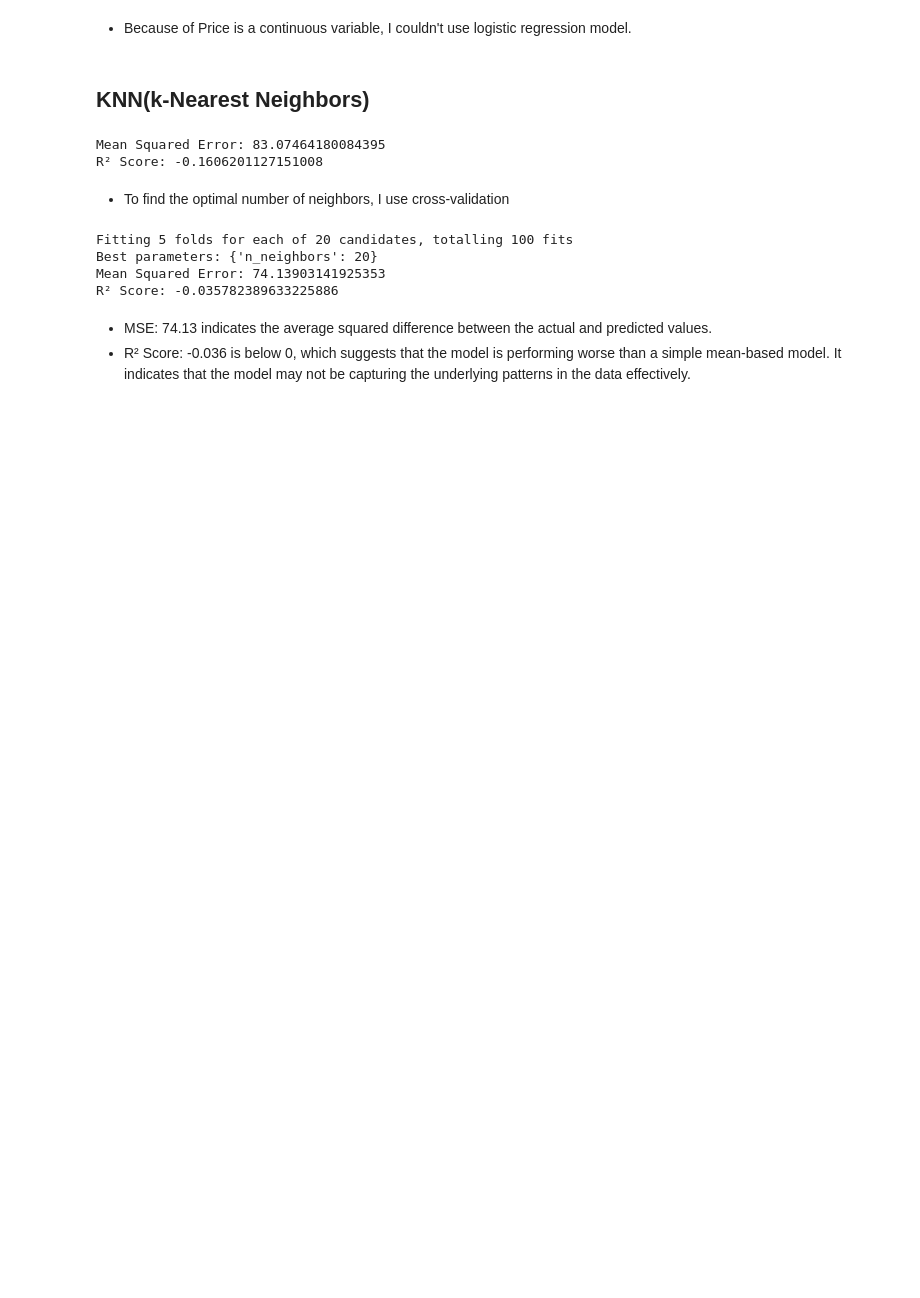
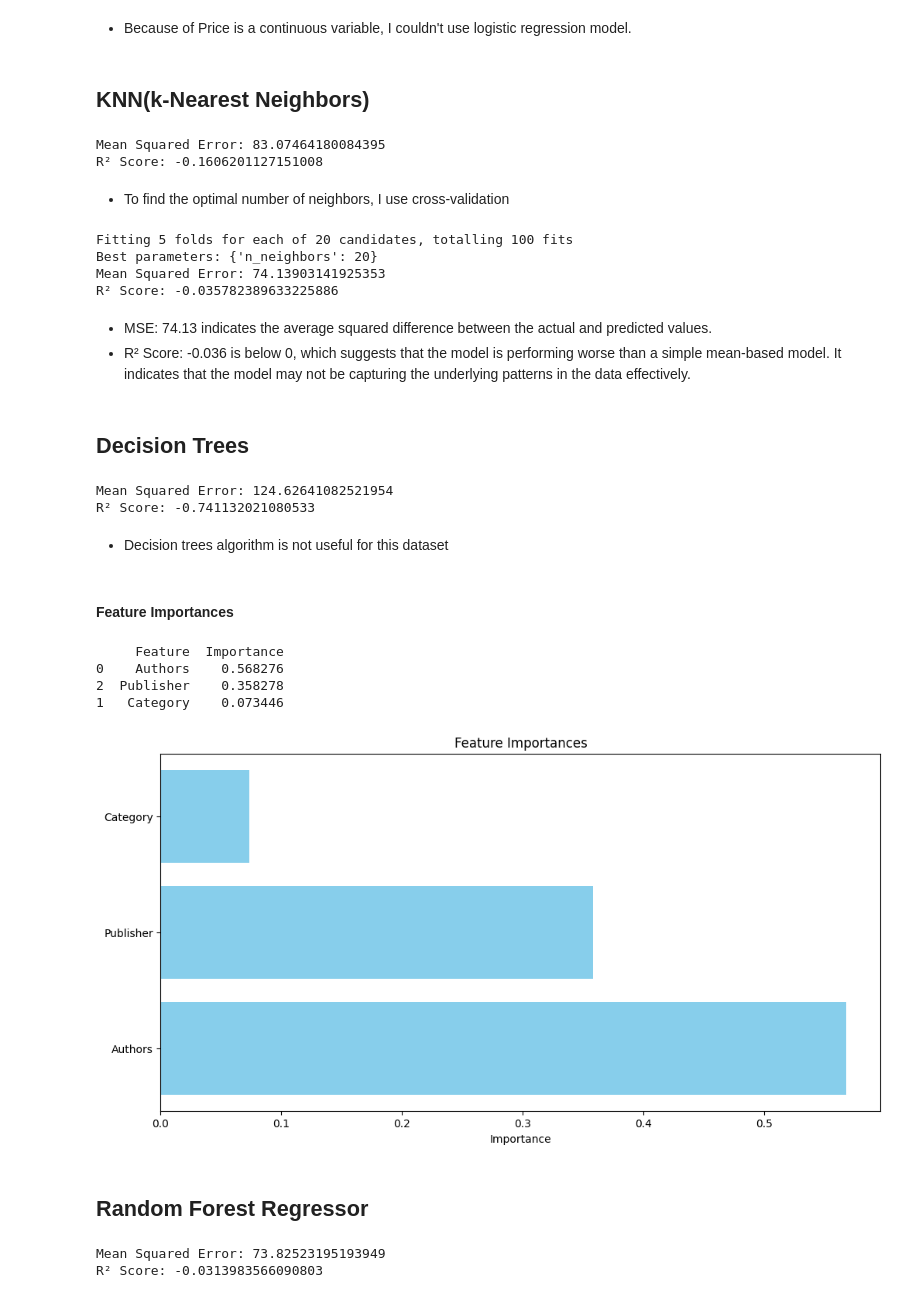
Before and after one commit to gulssumm/first_ML_project, a Jupyter notebook: ML_Gulsum_Cetinozlu_Supervised.ipynb, the cells around one changed output. Drawn from its saved outputs; the diff is of its cells as text; code cells hidden in the pictures; blank space fills up the shorter version.

```diff
--- a/ML_Gulsum_Cetinozlu_Supervised.ipynb
+++ b/ML_Gulsum_Cetinozlu_Supervised.ipynb
@@ -168,7 +168,3 @@ data.head()
 | 2 | Don't Eat Your Heart Out Cookbook | By Piscatella, Joseph C. | Unknown | Cooking , Reference | Workman Pub Co | Thursday, September 1, 1983 | Price Starting at $4.99 |
 | 3 | When Your Corporate Umbrella Begi... | By Davis, Paul D. | Unknown | Unknown | Natl Pr Books | Monday, April 1, 1991 | Price Starting at $4.99 |
 | 4 | Amy Spangler's Breastfeeding : A ... | By Spangler, Amy | Unknown | Unknown | Amy Spangler | Saturday, February 1, 1997 | Price Starting at $5.32 |
-# %%
-# Add Id column based on the index
-data['Id'] = data.index
-data.head()
@@ -395,3 +382,77 @@ R² Score: -0.035782389633225886
 # %% [markdown]
 * MSE: 74.13 indicates the average squared difference between the actual and predicted values.
 * R² Score: -0.036 is below 0, which suggests that the model is performing worse than a simple mean-based model. It indicates that the model may not be capturing the underlying patterns in the data effectively.
+# %% [markdown]
+## Decision Trees
+# %%
+from sklearn.tree import DecisionTreeRegressor
+from sklearn.metrics import mean_squared_error, r2_score
+
+# Initialize and train the Decision Tree Regressor
+dt_model = DecisionTreeRegressor(random_state=42)
+dt_model.fit(X_train, y_train)
+
+# Make predictions
+y_pred = dt_model.predict(X_test)
+
+# Evaluate the model
+mse = mean_squared_error(y_test, y_pred)
+r2 = r2_score(y_test, y_pred)
+
+print(f"Mean Squared Error: {mse}")
+print(f"R² Score: {r2}")
+# %% [output]
+Mean Squared Error: 124.62641082521954
+R² Score: -0.741132021080533
+# %% [markdown]
+* Decision trees algorithm is not useful for this dataset
+# %% [markdown]
+#### Feature Importances
+# %%
+# Get feature importances
+importances = dt_model.feature_importances_
+
+# Create a DataFrame for better visualization
+feature_importances = pd.DataFrame({
+    'Feature': X.columns,
+    'Importance': importances
+}).sort_values(by='Importance', ascending=False)
+
+print(feature_importances)
+# %% [output]
+     Feature  Importance
+0    Authors    0.568276
+2  Publisher    0.358278
+1   Category    0.073446
+# %%
+import matplotlib.pyplot as plt
+
+# Plot feature importances
+plt.figure(figsize=(12, 6))
+plt.barh(feature_importances['Feature'], feature_importances['Importance'], color='skyblue')
+plt.xlabel('Importance')
+plt.title('Feature Importances')
+plt.show()
+# %% [output]
+[figure, added]
+# %% [markdown]
+## Random Forest Regressor
+# %%
+from sklearn.ensemble import RandomForestRegressor
+
+# Initialize and train the Random Forest Regressor
+rf_model = RandomForestRegressor(n_estimators=100, random_state=42)
+rf_model.fit(X_train, y_train)
+
+# Make predictions
+y_pred = rf_model.predict(X_test)
+
+# Evaluate the model
+mse = mean_squared_error(y_test, y_pred)
+r2 = r2_score(y_test, y_pred)
+
+print(f"Mean Squared Error: {mse}")
+print(f"R² Score: {r2}")
+# %% [output]
+Mean Squared Error: 73.82523195193949
+R² Score: -0.0313983566090803
```
Also changed, not shown: parts of 11 cells of this notebook.
